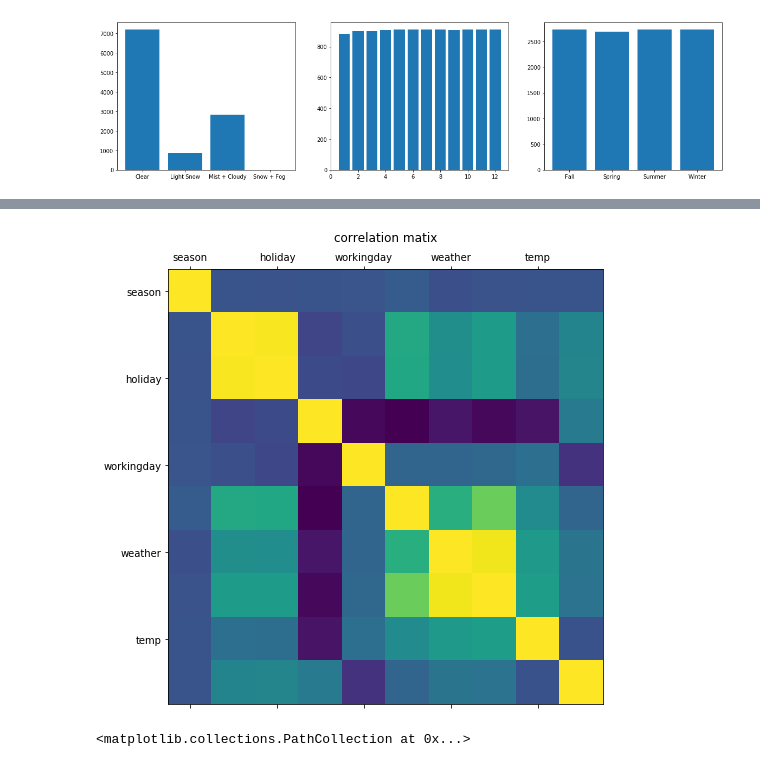
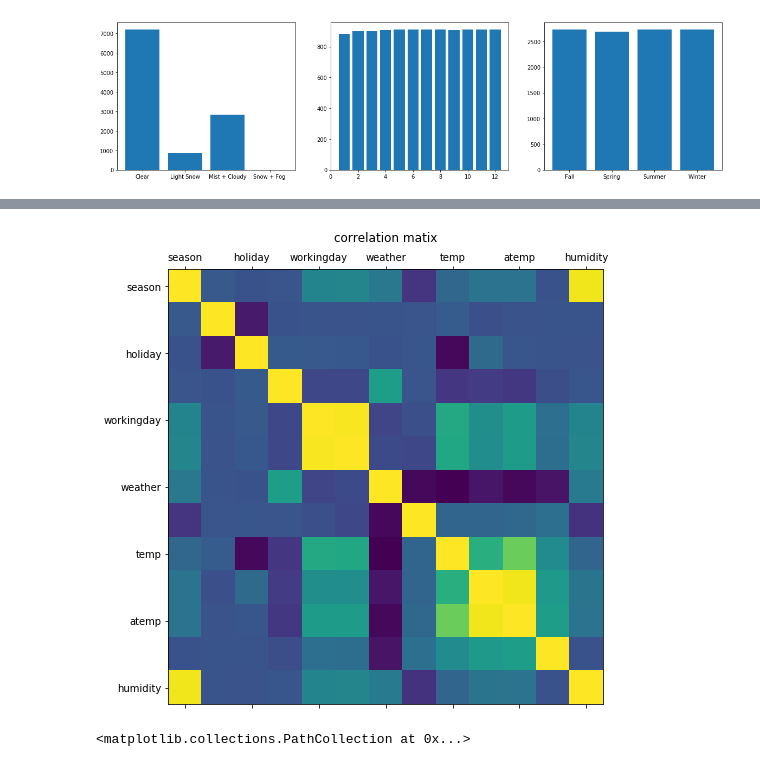
Before and after one commit to stella1104/bikesharing_1, a Jupyter notebook: bikesharing.ipynb, the cells around one changed output, grey strips where cells are left out. Drawn from its saved outputs; the diff is of its cells as text; code cells hidden in the pictures.

```diff
--- a/bikesharing.ipynb
+++ b/bikesharing.ipynb
@@ -1,3 +1,7 @@
+# %%
+def get_df(fh):
+    df = pd.read_csv(fh)
+    return df
 # %%
 ##how many columns
 import calendar as cld
@@ -8,7 +12,7 @@ import seaborn
 from datetime import datetime
 
 fh = 'train.csv'
-df = pd.read_csv(fh)
+df = get_df(fh)
 
 print(len(df.columns))
 # %% [output]
@@ -254,29 +244,29 @@ fig.set_figwidth(20)
 # %%
 #explore correlation matrix and plots
 fig, ax = plt.subplots()
-ax.matshow(new_df.corr())
+ax.matshow(df.corr())
 ax.set_title('correlation matix')
 ax.set_xticklabels(['']+df.columns)
 ax.set_yticklabels(['']+df.columns)
 fig.set_figheight(8)
 fig.set_figwidth(8)
 df.corr()
 # %% [output]
 |  | season | holiday | workingday | weather | temp | atemp | humidity | windspeed | casual | registered | ... |
 | season | 1.000000 | 0.029368 | -0.008126 | 0.008879 | 0.258689 | 0.264744 | 0.190610 | -0.147121 | 0.096758 | 0.164011 | ... |
 | holiday | 0.029368 | 1.000000 | -0.250491 | -0.007074 | 0.000295 | -0.005215 | 0.001929 | 0.008409 | 0.043799 | -0.020956 | ... |
 | workingday | -0.008126 | -0.250491 | 1.000000 | 0.033772 | 0.029966 | 0.024660 | -0.010880 | 0.013373 | -0.319111 | 0.119460 | ... |
 | weather | 0.008879 | -0.007074 | 0.033772 | 1.000000 | -0.055035 | -0.055376 | 0.406244 | 0.007261 | -0.135918 | -0.109340 | ... |
 | temp | 0.258689 | 0.000295 | 0.029966 | -0.055035 | 1.000000 | 0.984948 | -0.064949 | -0.017852 | 0.467097 | 0.318571 | ... |
 | atemp | 0.264744 | -0.005215 | 0.024660 | -0.055376 | 0.984948 | 1.000000 | -0.043536 | -0.057473 | 0.462067 | 0.314635 | ... |
 | humidity | 0.190610 | 0.001929 | -0.010880 | 0.406244 | -0.064949 | -0.043536 | 1.000000 | -0.318607 | -0.348187 | -0.265458 | ... |
 | windspeed | -0.147121 | 0.008409 | 0.013373 | 0.007261 | -0.017852 | -0.057473 | -0.318607 | 1.000000 | 0.092276 | 0.091052 | ... |
 | casual | 0.096758 | 0.043799 | -0.319111 | -0.135918 | 0.467097 | 0.462067 | -0.348187 | 0.092276 | 1.000000 | 0.497250 | ... |
 | registered | 0.164011 | -0.020956 | 0.119460 | -0.109340 | 0.318571 | 0.314635 | -0.265458 | 0.091052 | 0.497250 | 1.000000 | ... |
 | count | 0.163439 | -0.005393 | 0.011594 | -0.128655 | 0.394454 | 0.389784 | -0.317371 | 0.101369 | 0.690414 | 0.970948 | ... |
 | hour | -0.006546 | -0.000354 | 0.002780 | -0.022740 | 0.145430 | 0.140343 | -0.278011 | 0.146631 | 0.302045 | 0.380540 | ... |
 | month | 0.971524 | 0.001731 | -0.003394 | 0.012144 | 0.257589 | 0.264173 | 0.204537 | -0.150192 | 0.092722 | 0.169451 | ... |
-[figure, old version]
+[figure, new version]
 # %%
 #use the package you choose to model a single variable regession
 from scipy import stats
```
Also changed, not shown: parts of 41 cells of this notebook.
